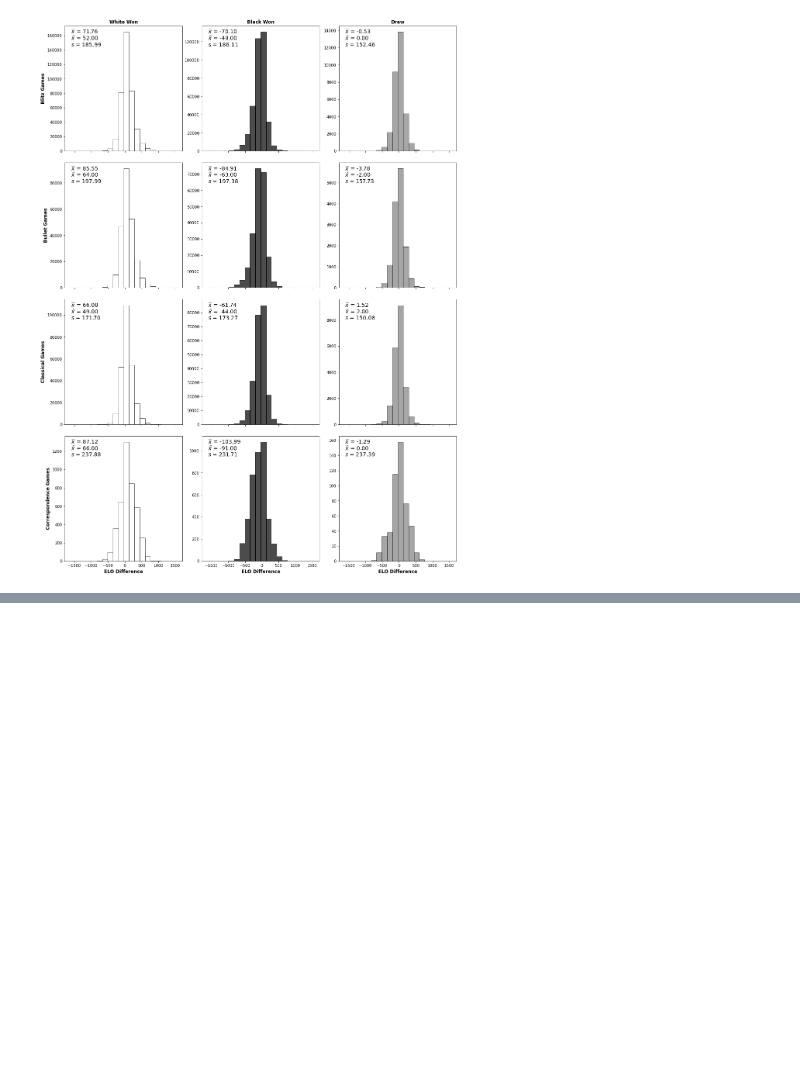
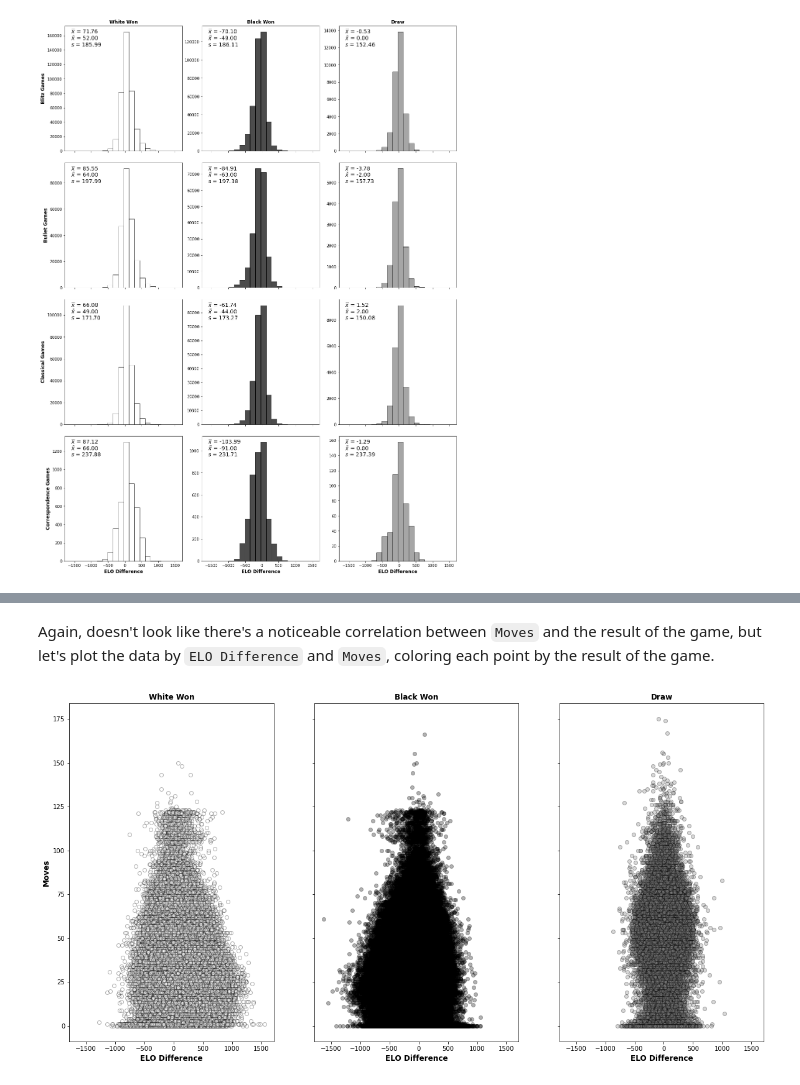
Before and after one commit to silas-wunder/Data-Wrangling-Final-Project, a Jupyter notebook: data_analysis.ipynb, the cells around one changed output, grey strips where cells are left out. Cells and saved outputs as stored; diff of their text form; code cells hidden in the pictures; blank space fills up the shorter version.

```diff
--- a/data_analysis.ipynb
+++ b/data_analysis.ipynb
@@ -217,0 +247,18 @@ axs[3,2].set_xlabel('ELO Difference', fontweight='bold', size='large');
+# %% [markdown]
+Again, doesn't look like there's a noticeable correlation between `Moves` and the result of the game, but let's plot the data by `ELO Difference` and `Moves`, coloring each point by the result of the game.
+# %%
+fig, axs = plt.subplots(1, 3, figsize=(20,10), sharex=True, sharey=True)
+
+axs[0].scatter(data.loc[data['Result']=='1-0']['ELO Difference'], data.loc[data['Result']=='1-0']['Moves'], c='white', edgecolors='black', alpha=0.3)
+axs[1].scatter(data.loc[data['Result']=='0-1']['ELO Difference'], data.loc[data['Result']=='0-1']['Moves'], c='black', edgecolors='black', alpha=0.3)
+axs[2].scatter(data.loc[data['Result']=='1/2-1/2']['ELO Difference'], data.loc[data['Result']=='1/2-1/2']['Moves'], c='gray', edgecolors='black', alpha=0.3)
+
+axs[0].set_title('White Won', fontweight='bold', size='large')
+axs[0].set_xlabel('ELO Difference', fontweight='bold', size='large')
+axs[1].set_title('Black Won', fontweight='bold', size='large')
+axs[1].set_xlabel('ELO Difference', fontweight='bold', size='large')
+axs[2].set_title('Draw', fontweight='bold', size='large')
+axs[2].set_xlabel('ELO Difference', fontweight='bold', size='large')
+axs[0].set_ylabel('Moves', fontweight='bold', size='large');
+# %% [output]
+[figure, added]
```
Also changed, not shown: parts of 8 cells of this notebook.
